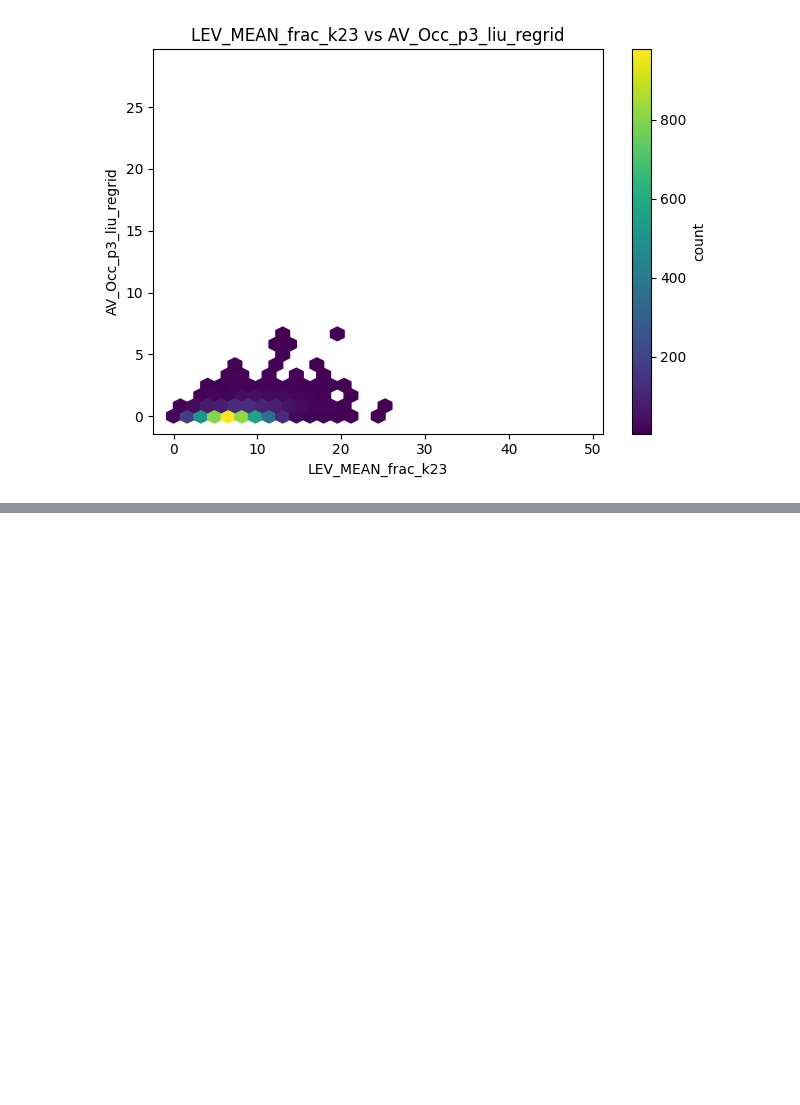
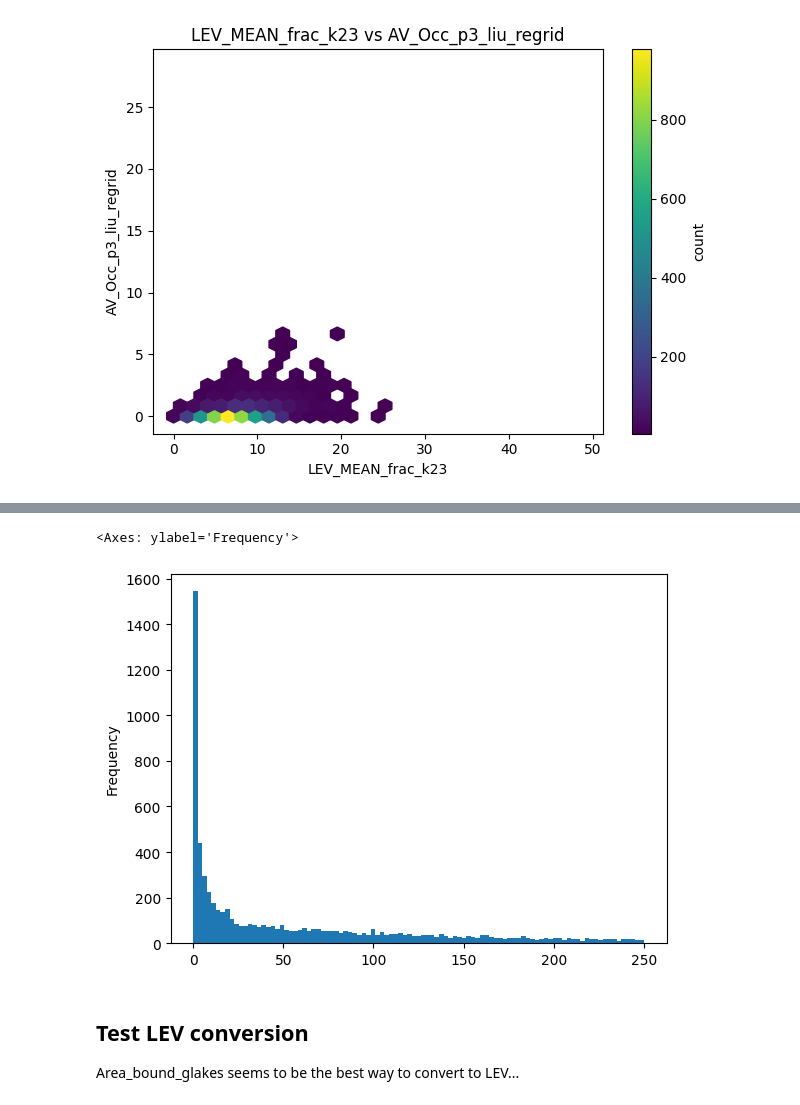
Before and after one commit to ekcomputer/land-cover, a Jupyter notebook: notebooks/joins/regrid_to_bawld_and_plot.ipynb, the cells around one changed output, grey strips where cells are left out. Drawn from its saved outputs; the diff is of its cells as text; code cells hidden in the pictures; blank space fills up the shorter version.

```diff
--- a/notebooks/joins/regrid_to_bawld_and_plot.ipynb
+++ b/notebooks/joins/regrid_to_bawld_and_plot.ipynb
@@ -544,0 +594,8 @@ reg_hexplot(gdf_regridded_cp, xvar="LEV_MEAN_frac_k23", yvar="AV_Occ_p3_liu_regr
+# %%
+gdf_regridded_cp["area_2010_2019_wm"].plot.hist(bins=np.linspace(0.001, 250, 100))
+# %% [output]
+<Axes: ylabel='Frequency'>
+[figure, added]
+# %% [markdown]
+## Test LEV conversion
+Area_bound_glakes seems to be the best way to convert to LEV...
```
Also changed, not shown: parts of 10 cells of this notebook, 1 other file.
